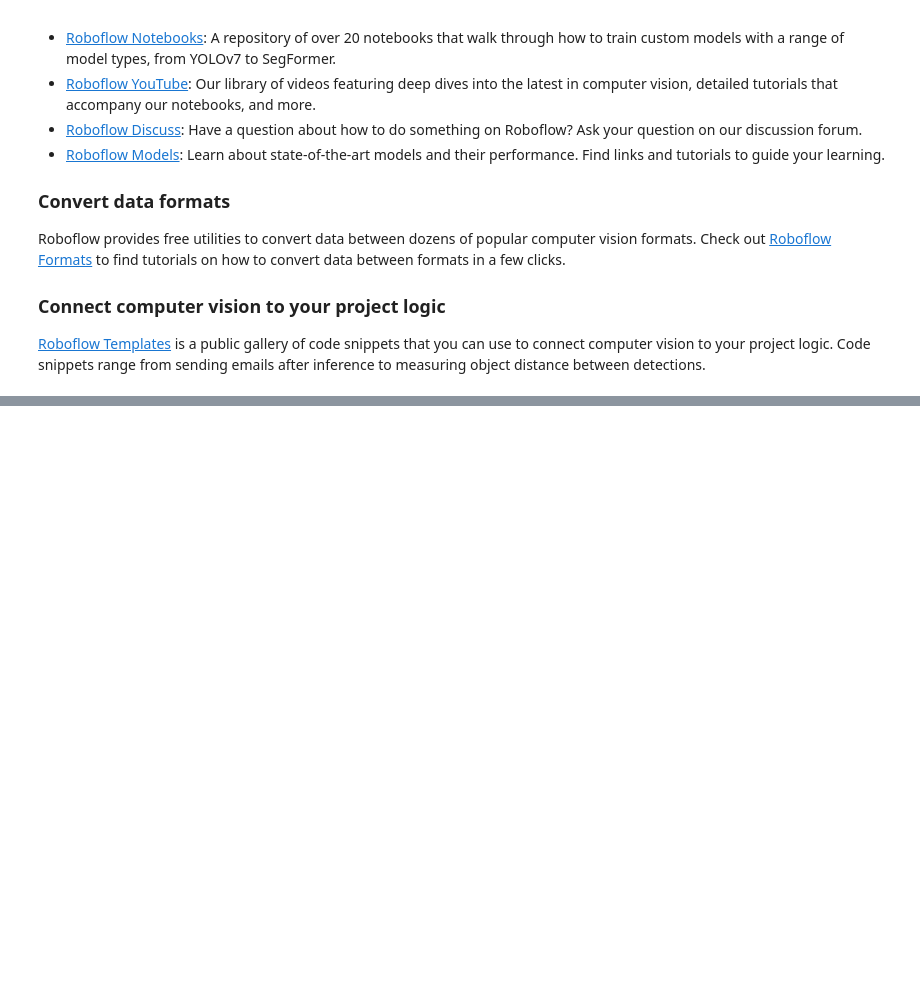
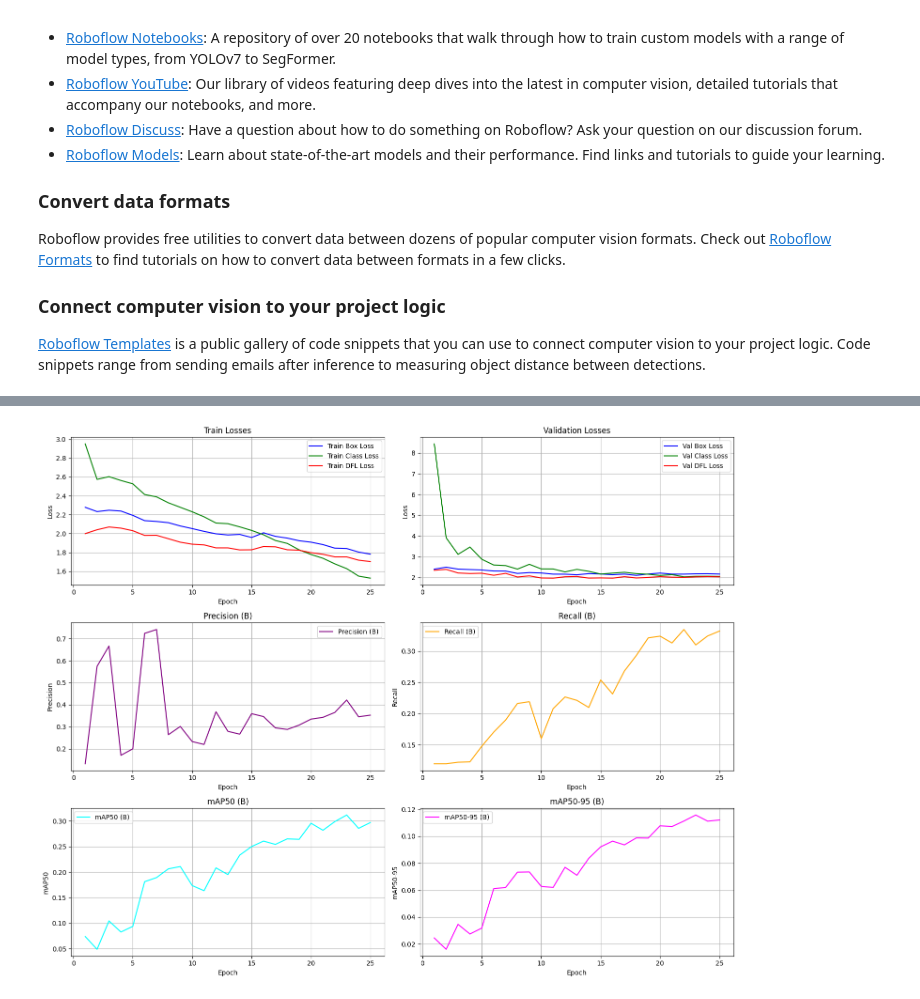
Before and after one commit to Fakhrezy/tbComVis-yolov8, a Jupyter notebook: TrainData.ipynb, the cells around one changed output, grey strips where cells are left out. Cells and saved outputs as stored; diff of their text form; code cells hidden in the pictures; blank space fills up the shorter version.

```diff
--- a/TrainData.ipynb
+++ b/TrainData.ipynb
@@ -507,3 +507,97 @@ Roboflow provides free utilities to convert data between dozens of popular compu
 ### Connect computer vision to your project logic
 
 [Roboflow Templates](https://roboflow.com/templates) is a public gallery of code snippets that you can use to connect computer vision to your project logic. Code snippets range from sending emails after inference to measuring object distance between detections.
+# %%
+import pandas as pd
+import matplotlib.pyplot as plt
+
+# Path ke file log yang berisi data pelatihan
+file_path = 'runs/detect/train/results.csv'  # Ubah sesuai dengan path file log Anda
+
+# Membaca data dari file log
+data = pd.read_csv(file_path)
+
+# Menghapus spasi dari nama kolom jika perlu
+data.columns = data.columns.str.strip()
+
+# Verifikasi nama kolom setelah membersihkan spasi
+print("Nama kolom setelah strip:", data.columns.tolist())
+
+# Mengekstrak data untuk grafik
+epochs = data['epoch']
+train_box_loss = data['train/box_loss']
+train_cls_loss = data['train/cls_loss']
+train_dfl_loss = data['train/dfl_loss']
+val_box_loss = data['val/box_loss']
+val_cls_loss = data['val/cls_loss']
+val_dfl_loss = data['val/dfl_loss']
+metrics_precision = data['metrics/precision(B)']
+metrics_recall = data['metrics/recall(B)']
+metrics_mAP50 = data['metrics/mAP50(B)']
+metrics_mAP50_95 = data['metrics/mAP50-95(B)']
+
+# Membuat grafik
+plt.figure(figsize=(15, 12))
+
+# Grafik untuk Train Losses
+plt.subplot(3, 2, 1)
+plt.plot(epochs, train_box_loss, color='blue', label='Train Box Loss')
+plt.plot(epochs, train_cls_loss, color='green', label='Train Class Loss')
+plt.plot(epochs, train_dfl_loss, color='red', label='Train DFL Loss')
+plt.xlabel('Epoch')
+plt.ylabel('Loss')
+plt.title('Train Losses')
+plt.legend()
+plt.grid(True)
+
+# Grafik untuk Val Losses
+plt.subplot(3, 2, 2)
+plt.plot(epochs, val_box_loss, color='blue', label='Val Box Loss')
+plt.plot(epochs, val_cls_loss, color='green', label='Val Class Loss')
+plt.plot(epochs, val_dfl_loss, color='red', label='Val DFL Loss')
+plt.xlabel('Epoch')
+plt.ylabel('Loss')
+plt.title('Validation Losses')
+plt.legend()
+plt.grid(True)
+
+# Grafik Precision
+plt.subplot(3, 2, 3)
+plt.plot(epochs, metrics_precision, color='purple', label='Precision (B)')
+plt.xlabel('Epoch')
+plt.ylabel('Precision')
+plt.title('Precision (B)')
+plt.legend()
+plt.grid(True)
+
+# Grafik Recall
+plt.subplot(3, 2, 4)
+plt.plot(epochs, metrics_recall, color='orange', label='Recall (B)')
+plt.xlabel('Epoch')
+plt.ylabel('Recall')
+plt.title('Recall (B)')
+plt.legend()
+plt.grid(True)
+
+# Grafik mAP50
+plt.subplot(3, 2, 5)
+plt.plot(epochs, metrics_mAP50, color='cyan', label='mAP50 (B)')
+plt.xlabel('Epoch')
+plt.ylabel('mAP50')
+plt.title('mAP50 (B)')
+plt.legend()
+plt.grid(True)
+
+# Grafik mAP50-95
+plt.subplot(3, 2, 6)
+plt.plot(epochs, metrics_mAP50_95, color='magenta', label='mAP50-95 (B)')
+plt.xlabel('Epoch')
+plt.ylabel('mAP50-95')
+plt.title('mAP50-95 (B)')
+plt.legend()
+plt.grid(True)
+
+# Menampilkan semua grafik
+plt.tight_layout()
+plt.show()
+# %% [output]
@@ -509,0 +605 @@ Roboflow provides free utilities to convert data between dozens of popular compu
+[figure, added]
```
Also changed, not shown: parts of 2 cells of this notebook, 5 other files.
